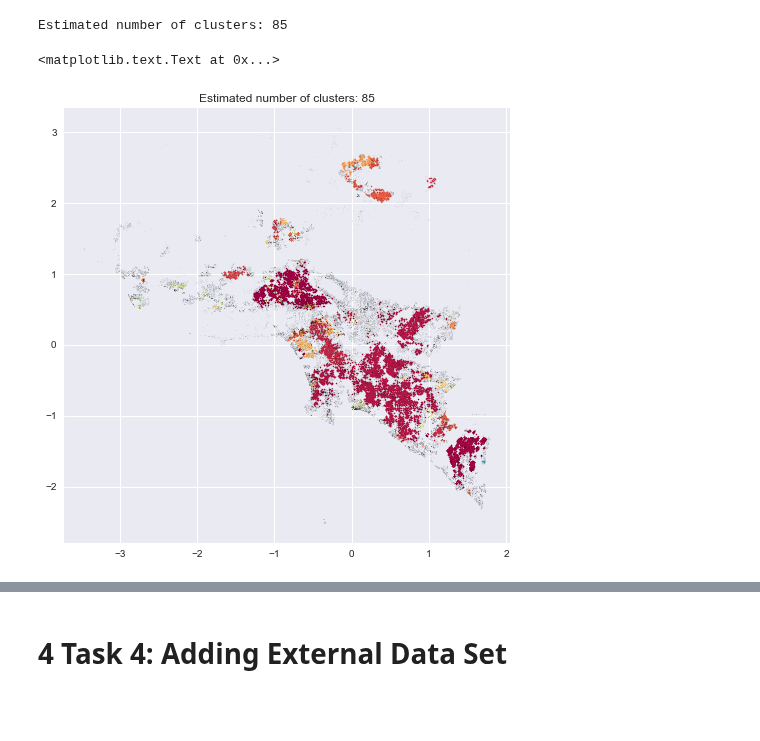
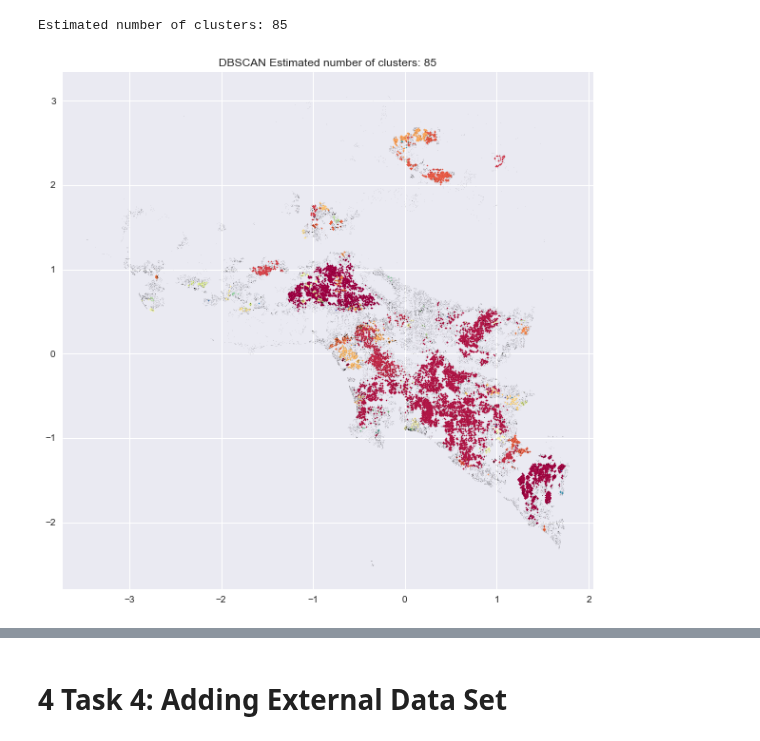
Before and after one commit to caitaozhan/CSE519-Homework-Project, a Jupyter notebook: HW3/HW3.ipynb, the cells around one changed output, grey strips where cells are left out. Cells and saved outputs as stored; diff of their text form; code cells hidden in the pictures; blank space fills up the shorter version.

```diff
--- a/HW3/HW3.ipynb
+++ b/HW3/HW3.ipynb
@@ -602,28 +609,27 @@ Estimated number of clusters: 85
 # %%
 # Plot result
 # Black removed and is used for noise instead.
 X = X.as_matrix()
 
-plt.figure(figsize=(8,8))
+plt.figure(figsize=(10,10))
 unique_labels = set(labels)
 colors = [plt.cm.Spectral(each)
           for each in np.linspace(0, 1, len(unique_labels))]
 for k, col in zip(unique_labels, colors):
     if k == -1:
         # Black used for noise.
         col = [0, 0, 0, 1]
 
     class_member_mask = (labels == k)
 
     xy = X[class_member_mask & core_samples_mask]
     plt.plot(xy[:, 0], xy[:, 1], 'o', markerfacecolor=tuple(col),
              markeredgecolor='k', markersize=1.5)
 
     xy = X[class_member_mask & ~core_samples_mask]
     plt.plot(xy[:, 0], xy[:, 1], 'o', markerfacecolor=tuple(col),
              markeredgecolor='k', markersize=0.15)
 
-plt.title('Estimated number of clusters: %d' % n_clusters_)
+plt.title('DBSCAN Estimated number of clusters: %d' % n_clusters_)
 # %% [output]
-<matplotlib.text.Text at 0x...>
-[figure, old version]
+[figure, new version]
```
Also changed, not shown: parts of 25 cells of this notebook, 4 other files.
